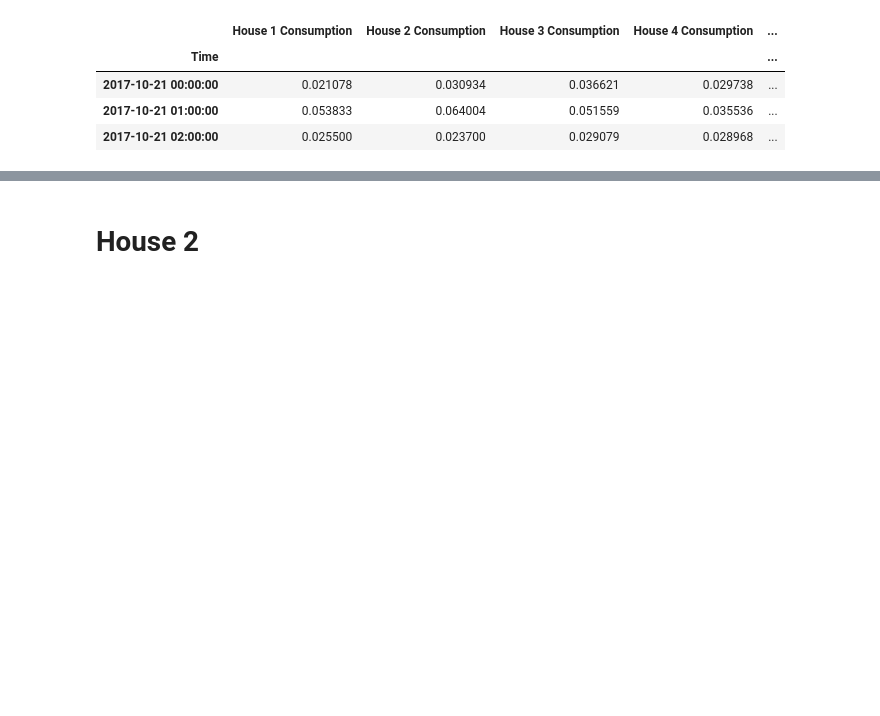
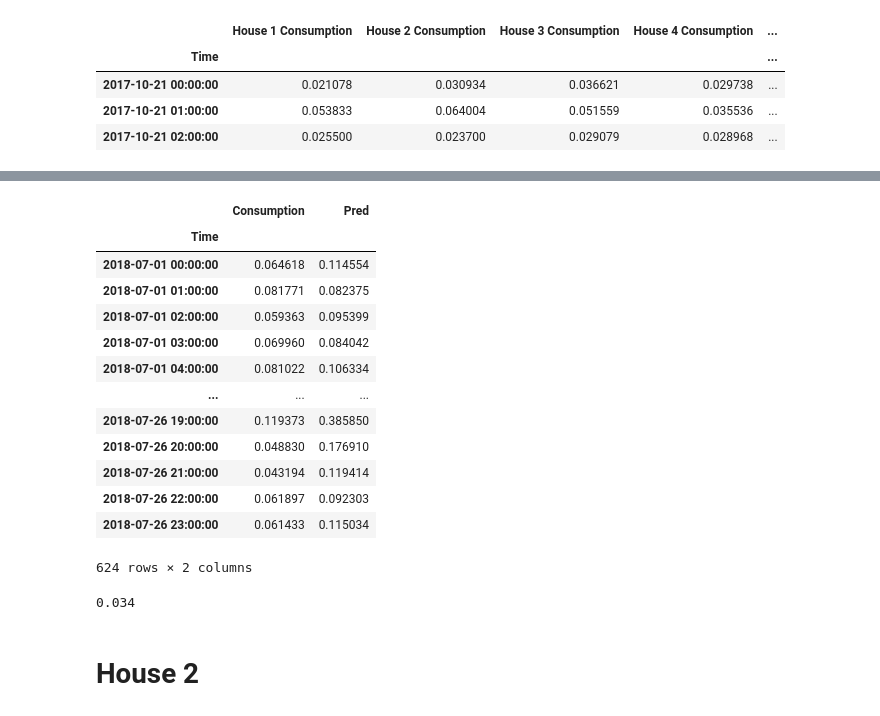
Before and after one commit to filipxg/Neighborhood-Electricity-Simulation, a Jupyter notebook: Notebooks/HousePrediction.ipynb, the cells around one changed output, grey strips where cells are left out. Saved outputs shown, nothing was run; the diff lists cells and outputs as text; code cells hidden in the pictures; blank space fills up the shorter version.

```diff
--- a/Notebooks/HousePrediction.ipynb
+++ b/Notebooks/HousePrediction.ipynb
@@ -62,0 +219,15 @@ def windowing(data, window_size, shuffle_buffer, batch_size):
+# %%
+train = windowing(df_hourly_train['Consumption'], 24, 72, 32)
+test = windowing(df_hourly_test['Consumption'], 24, 72, 32)
+# %%
+dnn_model = tf.keras.models.Sequential([
+    tf.keras.layers.Conv1D(filters=16, kernel_size=3,
+                      strides=1, padding="causal",
+                      activation="relu",
+                      input_shape=[24,1]),
+    tf.keras.layers.Bidirectional(tf.keras.layers.LSTM(16, activation='relu')),
+    tf.keras.layers.Dense(16),
+    tf.keras.layers.Dense(1)
+])
+
+dnn_model.summary()
@@ -62,0 +253,3 @@ def windowing(data, window_size, shuffle_buffer, batch_size):
+# %%
+dnn_model.compile(loss='mse', optimizer=tf.keras.optimizers.Adam(learning_rate=0.001))
+dnn_model.fit(train, validation_data=test, epochs=20)
@@ -62,0 +275,15 @@ def windowing(data, window_size, shuffle_buffer, batch_size):
+# %%
+window_size = 24
+forecast = []
+
+train_length = len(df_hourly_train)
+
+forecast_series = df_hourly_consumption[train_length - window_size:]
+
+# Use the model to predict data points per window size
+for time in range(len(forecast_series) - window_size):
+    forecast.append(dnn_model.predict(np.expand_dims(forecast_series[time:time + window_size], axis=-1)[np.newaxis]))
+
+# Convert to a numpy array and drop single dimensional axes
+results = np.array(forecast).squeeze()
+df_hourly_test['Pred'] = results
@@ -62,0 +308,22 @@ def windowing(data, window_size, shuffle_buffer, batch_size):
+# %%
+df_hourly_test
+# %% [output]
+|  | Consumption | Pred |
+| Time |  |  |
+| 2018-07-01 00:00:00 | 0.064618 | 0.114554 |
+| 2018-07-01 01:00:00 | 0.081771 | 0.082375 |
+| 2018-07-01 02:00:00 | 0.059363 | 0.095399 |
+| 2018-07-01 03:00:00 | 0.069960 | 0.084042 |
+| 2018-07-01 04:00:00 | 0.081022 | 0.106334 |
+| ... | ... | ... |
+| 2018-07-26 19:00:00 | 0.119373 | 0.385850 |
+| 2018-07-26 20:00:00 | 0.048830 | 0.176910 |
+| 2018-07-26 21:00:00 | 0.043194 | 0.119414 |
+| 2018-07-26 22:00:00 | 0.061897 | 0.092303 |
+| 2018-07-26 23:00:00 | 0.061433 | 0.115034 |
+624 rows × 2 columns
+# %%
+mse = round(mean_squared_error(df_hourly_test['Consumption'], df_hourly_test['Pred']), 3)
+mse
+# %% [output]
+0.034
```
Also changed, not shown: parts of 25 cells of this notebook, 6 other files.
